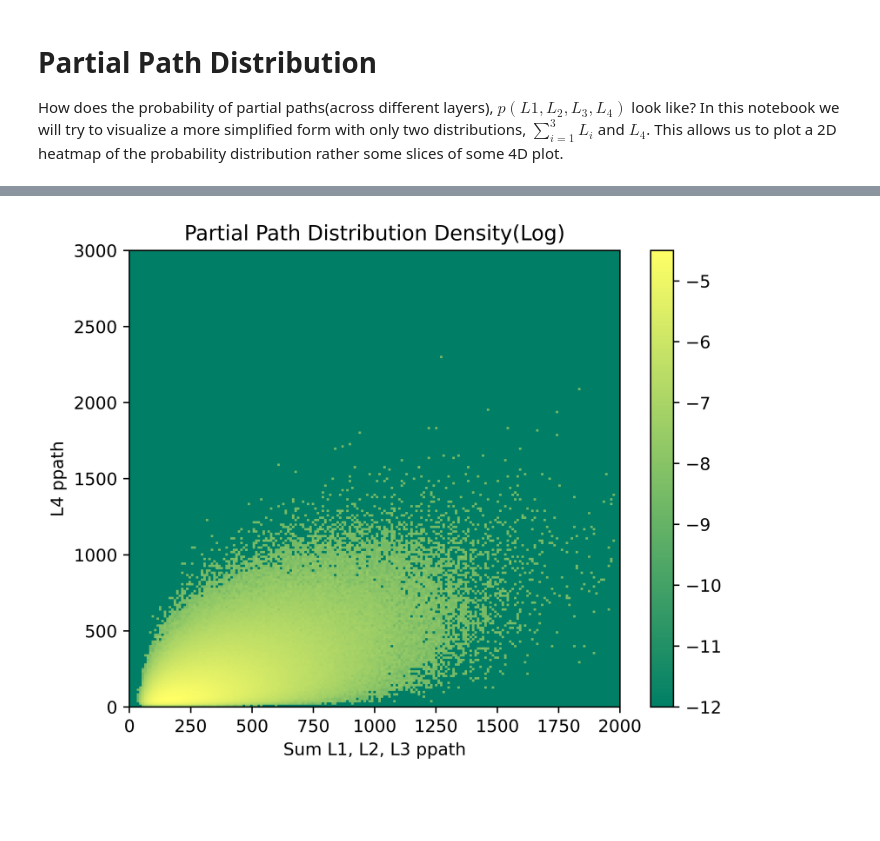
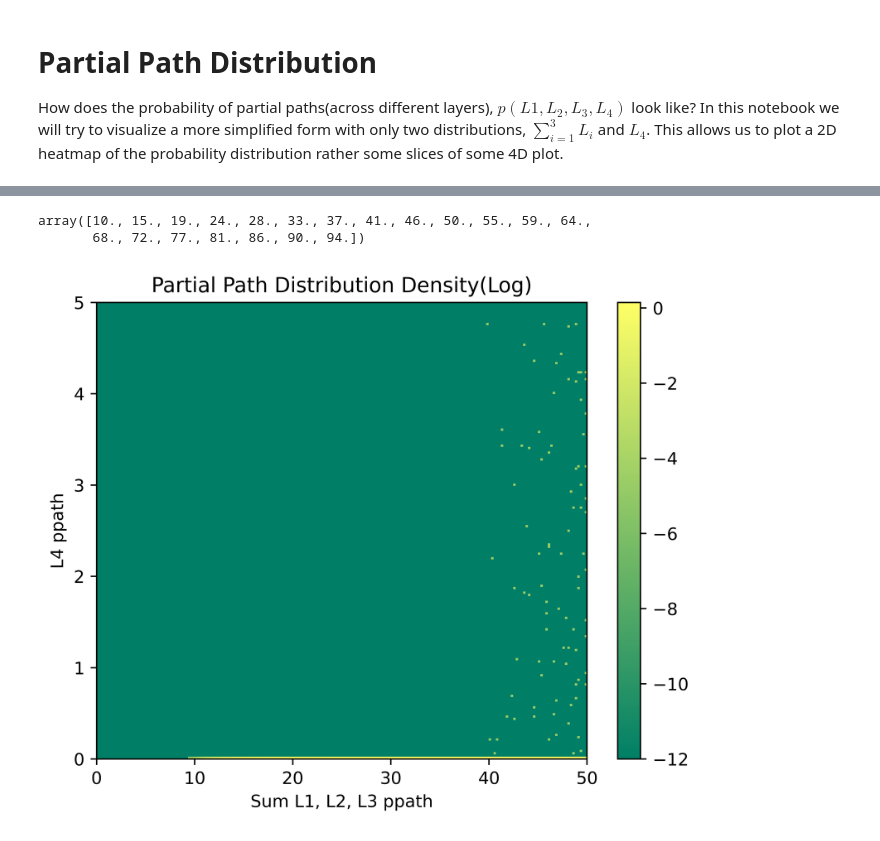
Before and after one commit to dip987/tfo_sensitivity, a Jupyter notebook: notebooks/plotting_partial_path_distribution.ipynb, the cells around one changed output, grey strips where cells are left out. Cells and saved outputs as stored; diff of their text form; code cells hidden in the pictures; blank space fills up the shorter version.

Commit message:
updated tof dist. plots with pencil beam

```diff
--- a/notebooks/plotting_partial_path_distribution.ipynb
+++ b/notebooks/plotting_partial_path_distribution.ipynb
@@ -8,21 +8,25 @@ import numpy as np
 import matplotlib.pyplot as plt
 from tfo_sensitivity.data import load_raw
 import seaborn as sns
+from pathlib import Path
 
 # Plot Setup
 # plt.style.use('seaborn')
 plt.rcParams["figure.dpi"] = 700  # Paper-ready plots
-# Load Sim Data
-maternal_wall_thickness, uterus_thickness, wave_int = 12, 5, 2
-raw_sim_data_path = load_raw(maternal_wall_thickness, uterus_thickness, wave_int)
+# Load Sim Data (Using functions)
+# maternal_wall_thickness, uterus_thickness, wave_int = 6, 5, 2
+# raw_sim_data_path = load_raw(maternal_wall_thickness, uterus_thickness, wave_int)
+
+# Load sim data directly
+raw_sim_data_path = Path(r'/home/rraiyan/simulations/tfo_sim/data/dan_iccps_pencil/fa_1_wv_2_sa_0.1_ns_1_ms_12_ut_5.pkl')
 sim_data = pd.read_pickle(raw_sim_data_path)
+
 # Create SDD column!
-sim_data['SDD'] = sim_data['X'] - 100
-all_sdd = sim_data['SDD'].unique()
+sim_data['SDD'] = sim_data['X'] - sim_data['Y'] # The way I have detectors defined, only X chhanges with SDD, Y stays the same
 
 all_sdd = sim_data['SDD'].unique()
 all_sdd.sort()
-current_sdd = all_sdd[1]
+current_sdd = all_sdd[0]
 
 sim_data = sim_data[sim_data['SDD'] == current_sdd]
 sim_data["sum_L"] = sim_data["L1 ppath"] + sim_data["L2 ppath"] + sim_data["L3 ppath"]
@@ -40,27 +44,35 @@ sim_data.describe()
+# %%
+all_sdd
+# %% [output]
+array([10., 15., 19., 24., 28., 33., 37., 41., 46., 50., 55., 59., 64.,
+       68., 72., 77., 81., 86., 90., 94.])
 # %%
 # Create a 2D histogram of the sum_L4 and L4 ppath columns
-sim_data = sim_data[sim_data["L4 ppath"] > 0.001]
+# sim_data = sim_data[sim_data["L4 ppath"] > 0.001]
 
 
-bin_edges_x = np.linspace(0, 2000, 200)
-bin_edges_y = np.linspace(0, 3000, 200)
+# bin_edges_x = np.linspace(0, 2000, 200)
+# bin_edges_y = np.linspace(0, 3000, 200)
+
+bin_edges_x = np.linspace(0, 50, 200)
+bin_edges_y = np.linspace(0, 5, 200)
 hist_2d, x_edges, y_edges = np.histogram2d(sim_data["L1 ppath"], sim_data["L2 ppath"], bins=[bin_edges_x, bin_edges_y],
                                            density=True)
 # hist_2d, x_edges, y_edges = np.histogram2d(sim_data["sum_L"], sim_data["L4 ppath"], bins=400)
 
 # Plot the 2D histogram
 fig, ax = plt.subplots()
 EPSILON = 1e-12
 hist_2d[hist_2d == 0.0] = EPSILON
 plt.imshow(np.log10(hist_2d.T), interpolation='nearest', origin='lower',
            extent=[x_edges[0], x_edges[-1], y_edges[0], y_edges[-1]], aspect='auto', cmap='summer')
 
 # plt.imshow(hist_2d.T, interpolation='nearest', origin='lower',
 #            extent=[x_edges[0], x_edges[-1], y_edges[0], y_edges[-1]], aspect='auto', cmap='summer')
 plt.colorbar()
 plt.title("Partial Path Distribution Density(Log)")
 plt.xlabel('Sum L1, L2, L3 ppath')
 plt.ylabel("L4 ppath")
 plt.show()
 # %% [output]
-[figure, old version]
+[figure, new version]
```
Also changed, not shown: parts of 4 cells of this notebook, 1 other file.
